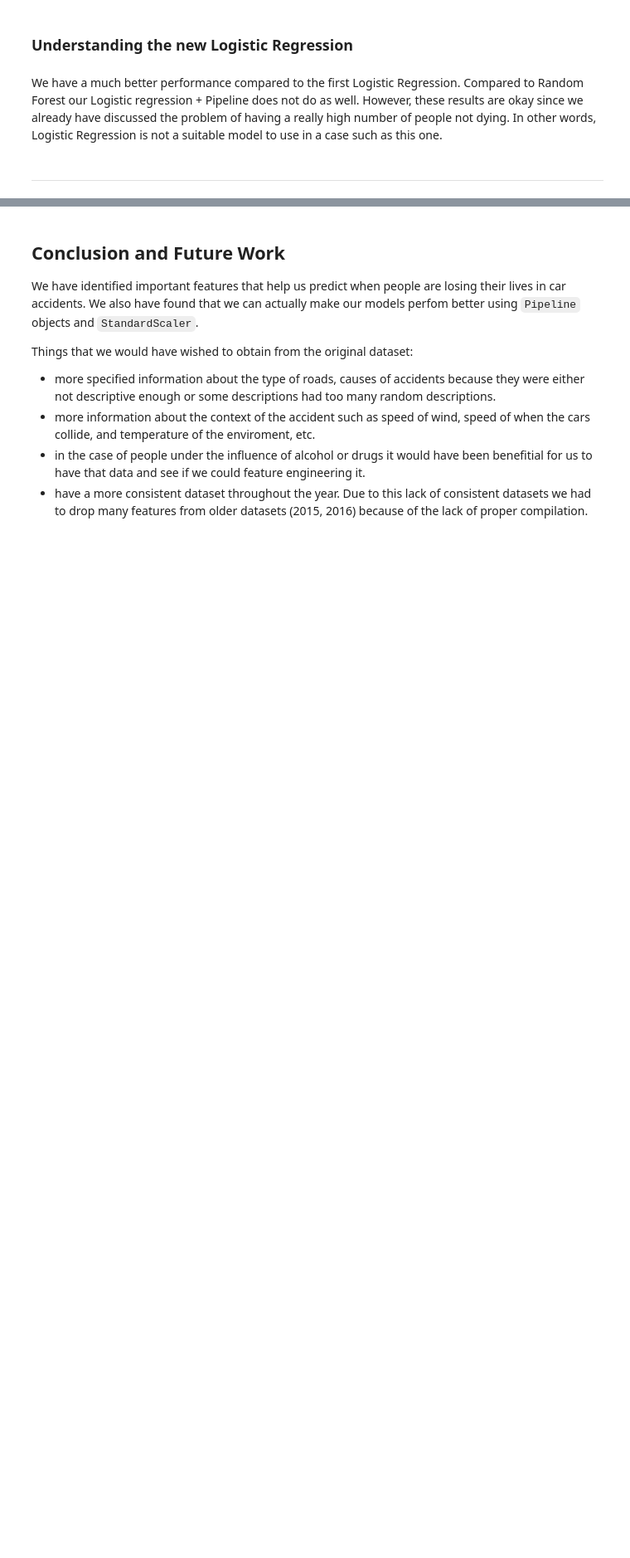
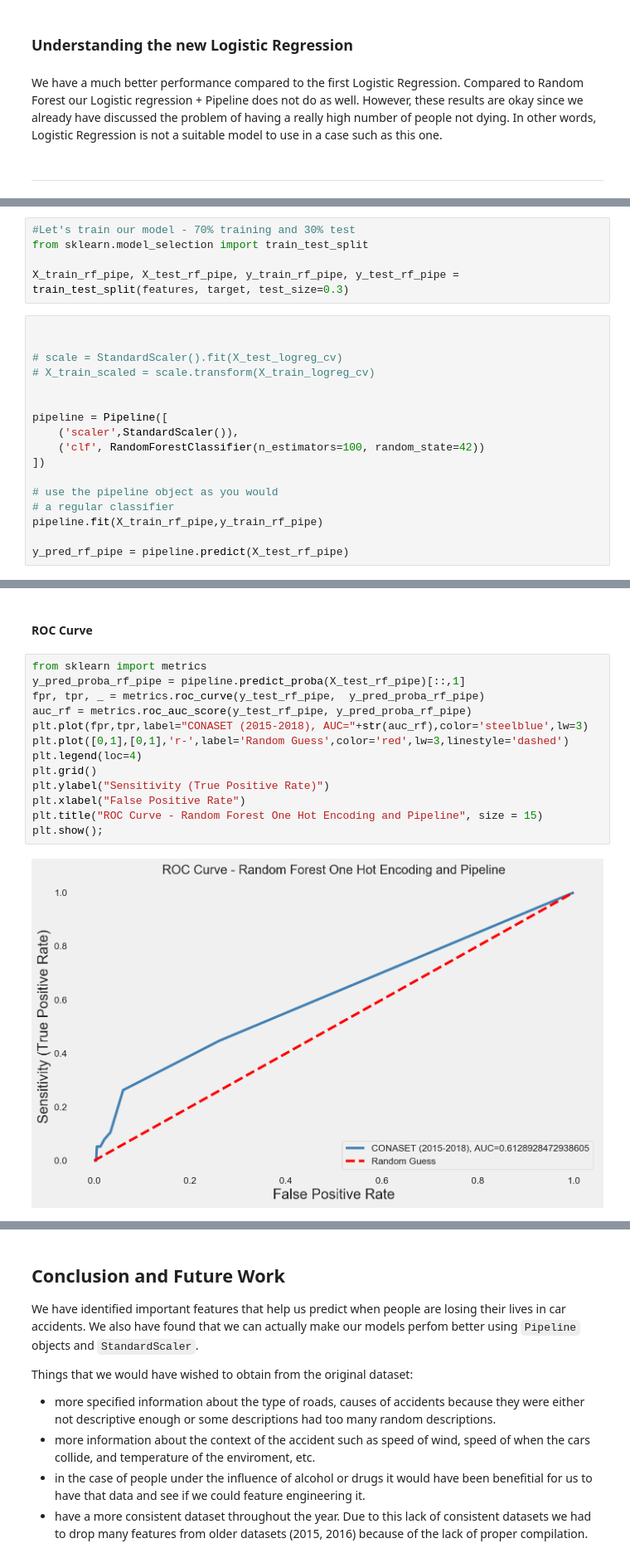
Before and after one commit to cristobalza/santiago_accident_classifier, a Jupyter notebook: santiago_modeling.ipynb, the cells around one changed output, grey strips where cells are left out. Shown at 83% size. Drawn from its saved outputs; the diff is of its cells as text; blank space fills up the shorter version.

```diff
--- a/santiago_modeling.ipynb
+++ b/santiago_modeling.ipynb
@@ -635,0 +713,22 @@ We have a much better performance compared to the first Logistic Regression. Com
+# %%
+#Let's train our model - 70% training and 30% test
+from sklearn.model_selection import train_test_split
+
+X_train_rf_pipe, X_test_rf_pipe, y_train_rf_pipe, y_test_rf_pipe = train_test_split(features, target, test_size=0.3)
+# %%
+
+
+# scale = StandardScaler().fit(X_test_logreg_cv)
+# X_train_scaled = scale.transform(X_train_logreg_cv)
+
+
+pipeline = Pipeline([
+    ('scaler',StandardScaler()),
+    ('clf', RandomForestClassifier(n_estimators=100, random_state=42))
+])
+
+# use the pipeline object as you would
+# a regular classifier
+pipeline.fit(X_train_rf_pipe,y_train_rf_pipe)
+
+y_pred_rf_pipe = pipeline.predict(X_test_rf_pipe)
@@ -635,0 +745,17 @@ We have a much better performance compared to the first Logistic Regression. Com
+# %% [markdown]
+#### ROC Curve
+# %%
+from sklearn import metrics
+y_pred_proba_rf_pipe = pipeline.predict_proba(X_test_rf_pipe)[::,1]
+fpr, tpr, _ = metrics.roc_curve(y_test_rf_pipe,  y_pred_proba_rf_pipe)
+auc_rf = metrics.roc_auc_score(y_test_rf_pipe, y_pred_proba_rf_pipe)
+plt.plot(fpr,tpr,label="CONASET (2015-2018), AUC="+str(auc_rf),color='steelblue',lw=3)
+plt.plot([0,1],[0,1],'r-',label='Random Guess',color='red',lw=3,linestyle='dashed')
+plt.legend(loc=4)
+plt.grid()
+plt.ylabel("Sensitivity (True Positive Rate)")
+plt.xlabel("False Positive Rate")
+plt.title("ROC Curve - Random Forest One Hot Encoding and Pipeline", size = 15)
+plt.show();
+# %% [output]
+[figure, added]
```
Also changed, not shown: parts of 9 cells of this notebook, 2 other files.
